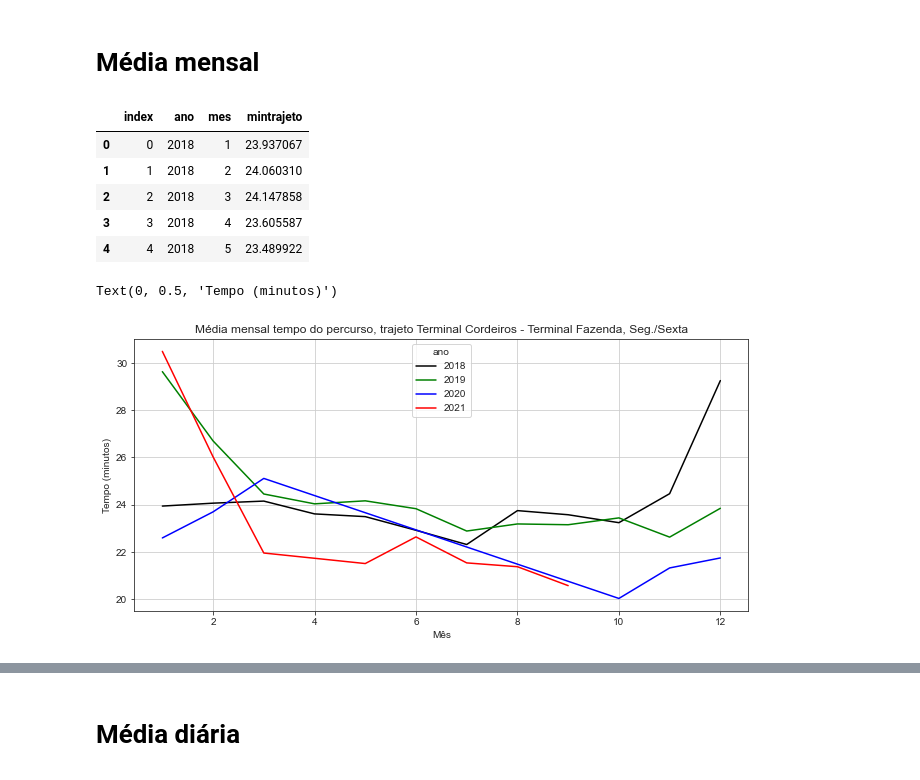
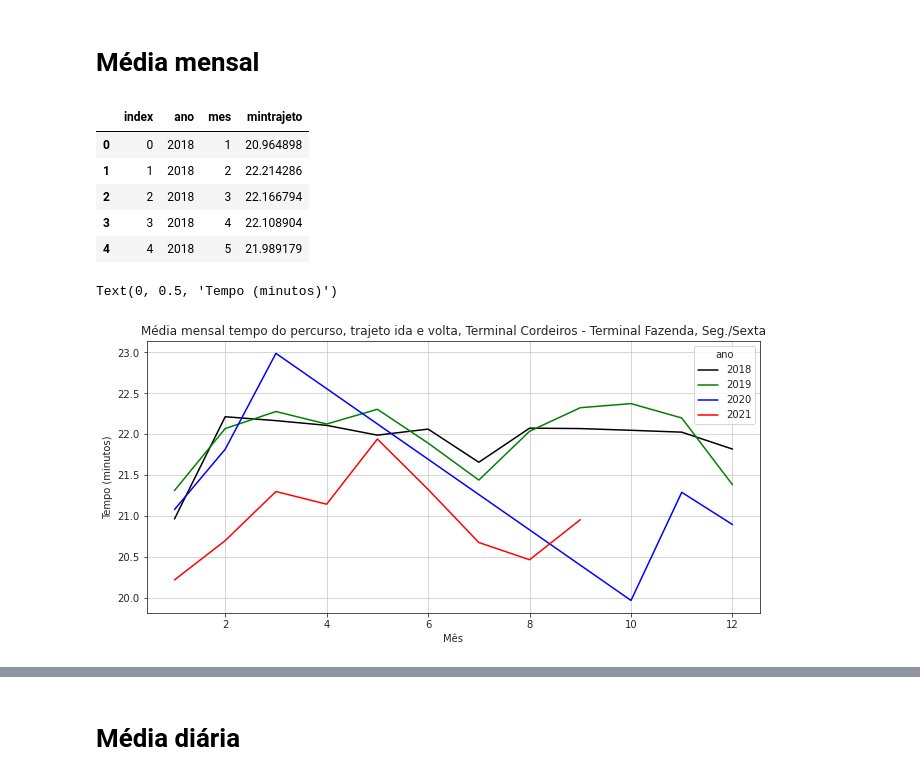
Before and after one commit to jaceguay/det_fluxo_onibus, a Jupyter notebook: 1.analise.ipynb, the cells around one changed output, grey strips where cells are left out. Drawn from its saved outputs; the diff is of its cells as text; code cells hidden in the pictures.

```diff
--- a/1.analise.ipynb
+++ b/1.analise.ipynb
@@ -64,5 +65,8 @@ dados = dados.loc[dados['trajeto'] != '150_B - Univali / T. Fazenda / T. Cordeir
 dados['ano'] = dados['data'].dt.year
 dados['mes'] = dados['data'].dt.month
 dados['dia'] = dados['data'].dt.day
+dados['hora'] = dados['inicior'].dt.hour
+dados['diadoano'] = dados['data'].dt.dayofyear
+
 
 dados_dias_semana = dados[dados['diasemana'].isin([0,1,2,3,4])]
@@ -69,25 +137,25 @@ dados_dias_semana = dados[dados['diasemana'].isin([0,1,2,3,4])]
 # %% [markdown]
 # Média mensal
 # %%
-dados_mes = dados_dias_semana.groupby(['ano', 'mes'], as_index=False)[
+dados_mes = dados_dias_semana.loc[(dados['mintrajeto'] > 15) & (dados['mintrajeto'] < 32)].groupby(['ano', 'mes'], as_index=False)[
     'mintrajeto'].mean().reset_index()
 
 dados_mes.head()
 # %% [output]
 |  | index | ano | mes | mintrajeto |
-| 0 | 0 | 2018 | 1 | 23.937067 |
-| 1 | 1 | 2018 | 2 | 24.060310 |
-| 2 | 2 | 2018 | 3 | 24.147858 |
-| 3 | 3 | 2018 | 4 | 23.605587 |
-| 4 | 4 | 2018 | 5 | 23.489922 |
+| 0 | 0 | 2018 | 1 | 20.964898 |
+| 1 | 1 | 2018 | 2 | 22.214286 |
+| 2 | 2 | 2018 | 3 | 22.166794 |
+| 3 | 3 | 2018 | 4 | 22.108904 |
+| 4 | 4 | 2018 | 5 | 21.989179 |
 # %%
 fig, ax = pyplot.subplots(figsize=(11, 5))
 mensal = sns.lineplot(data=dados_mes, x='mes', y='mintrajeto', hue='ano', palette=[
                       'black', 'green', 'blue', 'red'], ax=ax)
 mensal.set_title(
-    "Média mensal tempo do percurso, trajeto Terminal Cordeiros - Terminal Fazenda, Seg./Sexta")
+    "Média mensal tempo do percurso, trajeto ida e volta, Terminal Cordeiros - Terminal Fazenda, Seg./Sexta")
 mensal.set_xlabel("Mês", fontsize=10)
 mensal.set_ylabel("Tempo (minutos)", fontsize=10)
 # %% [output]
 Text(0, 0.5, 'Tempo (minutos)')
-[figure, old version]
+[figure, new version]
```
Also changed, not shown: parts of 22 cells of this notebook, 14 other files.
